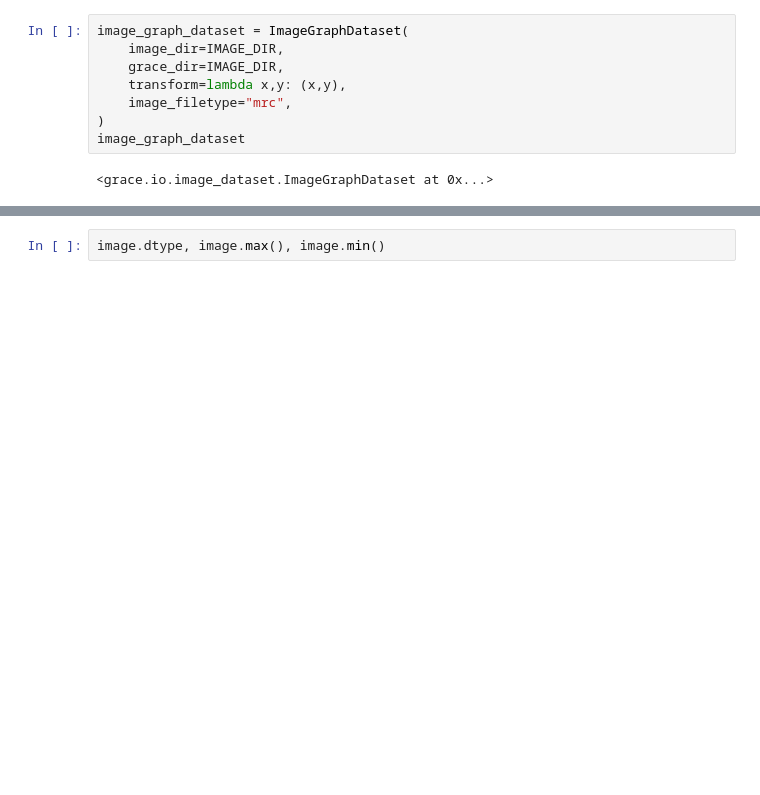
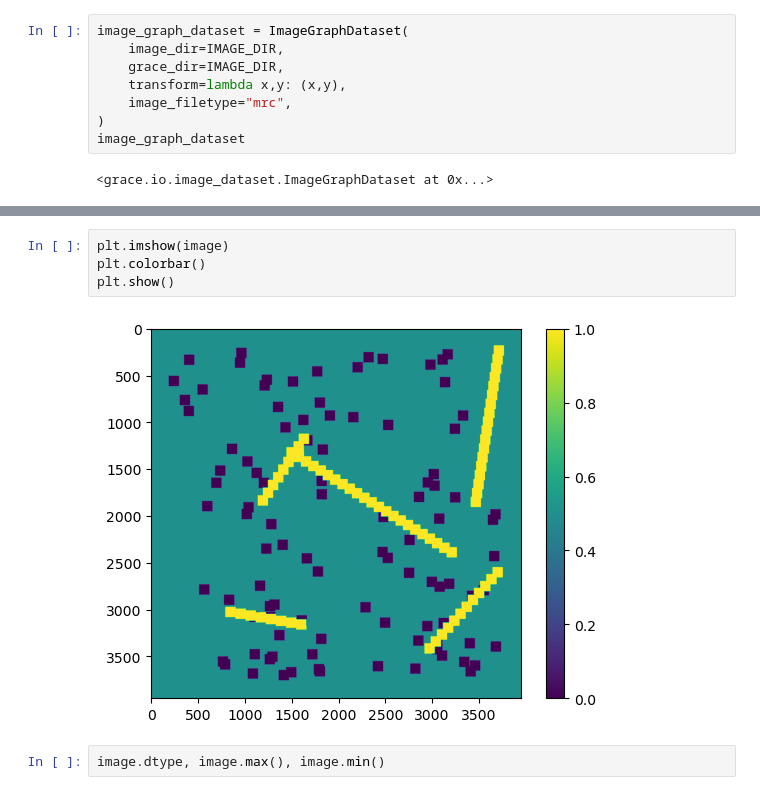
Before and after one commit to alan-turing-institute/grace, a Jupyter notebook: notebooks/optimise_graph_fake.ipynb, the cells around one changed output, grey strips where cells are left out. Saved outputs shown, nothing was run; the diff lists cells and outputs as text; blank space fills up the shorter version.

```diff
--- a/notebooks/optimise_graph_fake.ipynb
+++ b/notebooks/optimise_graph_fake.ipynb
@@ -50,3 +73,9 @@ torch.Size([3948, 3948]) dict_keys(['graph', 'metadata']) {'graph': <networkx.cl
+# %%
+plt.imshow(image)
+plt.colorbar()
+plt.show()
+# %% [output]
+[figure, added]
 # %%
 image.dtype, image.max(), image.min()
 # %% [output]
```
Also changed, not shown: parts of 40 cells of this notebook, 9 other files.
